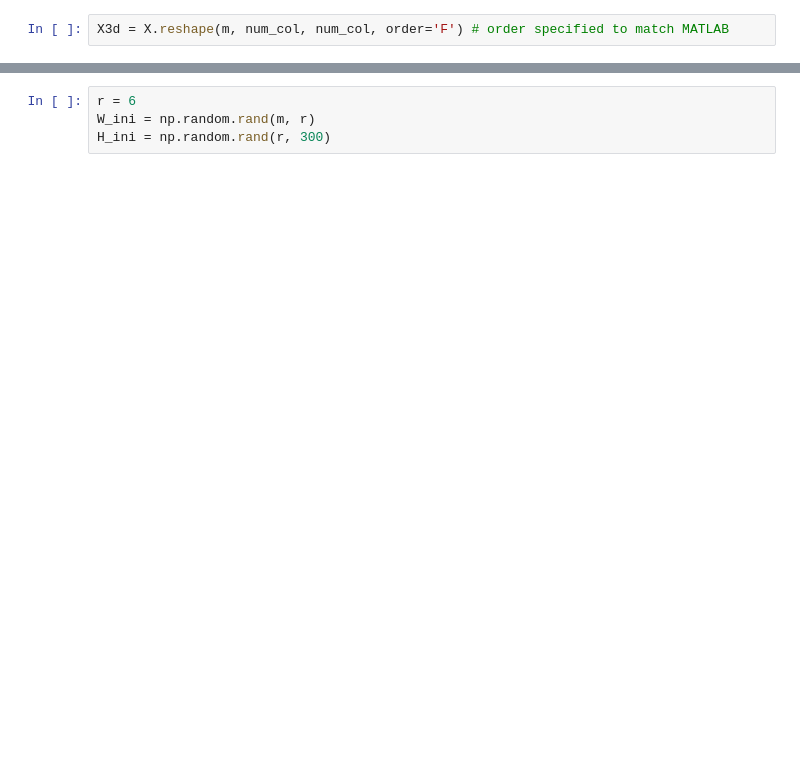
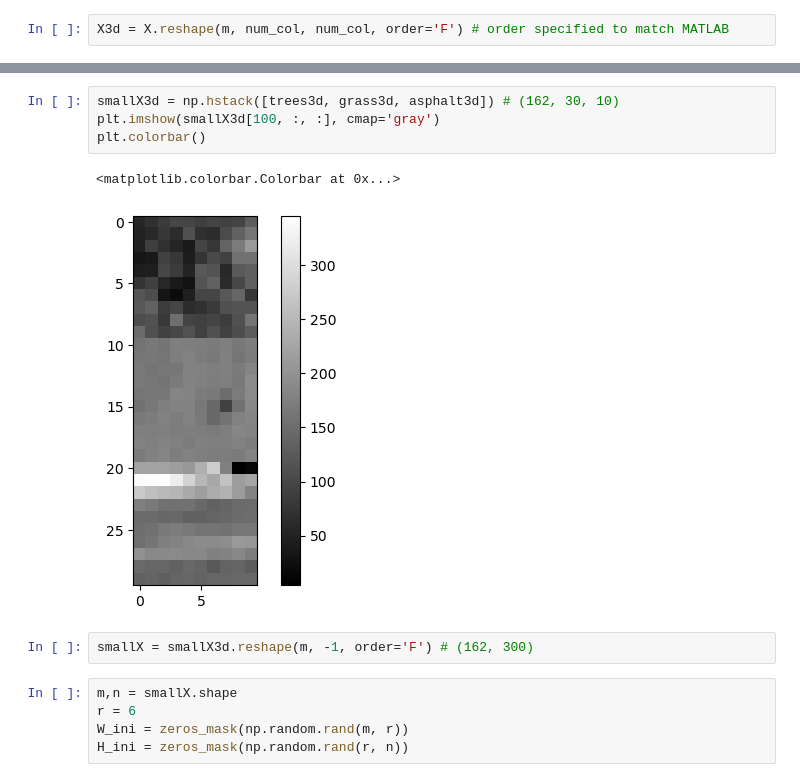
Before and after one commit to waqasbinhamed/seminmf, a Jupyter notebook: real.ipynb, the cells around one changed output, grey strips where cells are left out. Saved outputs shown, nothing was run; the diff lists cells and outputs as text; blank space fills up the shorter version.

```diff
--- a/real.ipynb
+++ b/real.ipynb
@@ -46,5 +44,15 @@ mini_X = np.hstack([trees_arr, asphalt_arr, grass_arr]) # (162, 300)
+# %%
+smallX3d = np.hstack([trees3d, grass3d, asphalt3d]) # (162, 30, 10)
+plt.imshow(smallX3d[100, :, :], cmap='gray')
+plt.colorbar()
+# %% [output]
+<matplotlib.colorbar.Colorbar at 0x...>
+[figure, added]
+# %%
+smallX = smallX3d.reshape(m, -1, order='F') # (162, 300)
 # %%
+m,n = smallX.shape
 r = 6
-W_ini = np.random.rand(m, r)
-H_ini = np.random.rand(r, 300)
+W_ini = zeros_mask(np.random.rand(m, r))
+H_ini = zeros_mask(np.random.rand(r, n))
 # %%
```
Also changed, not shown: parts of 16 cells of this notebook, 1 other file.
